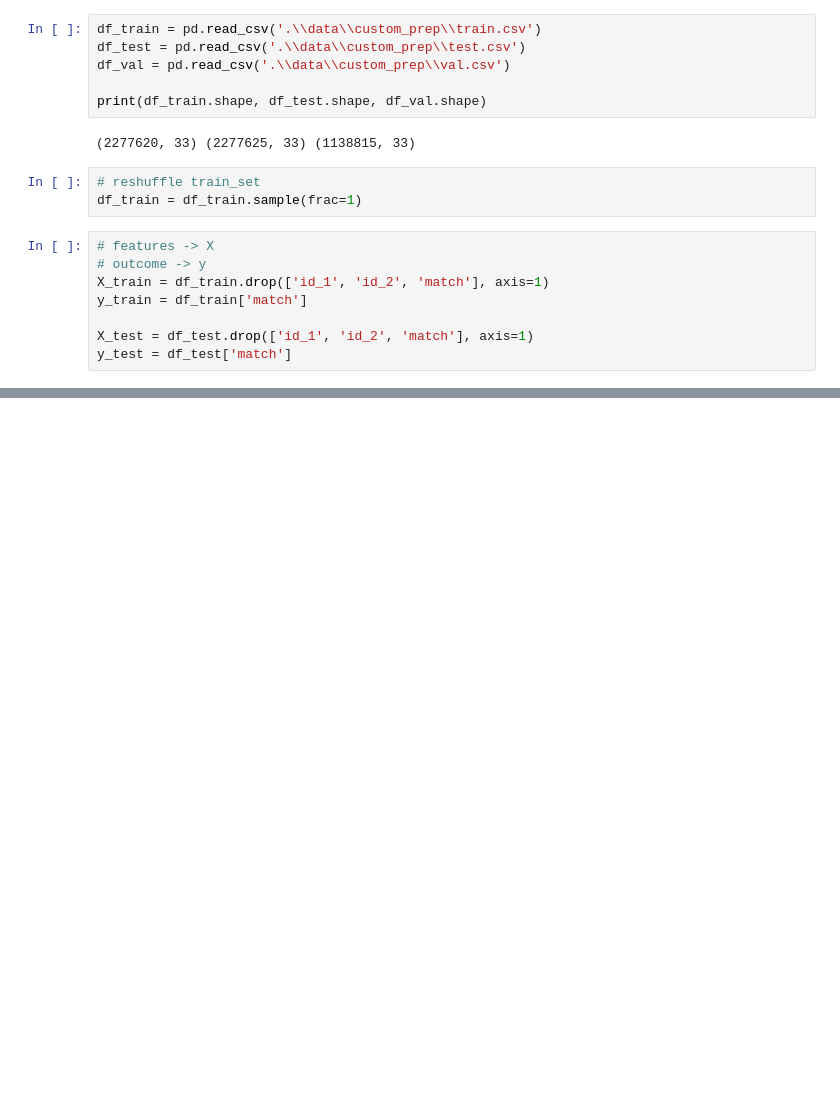
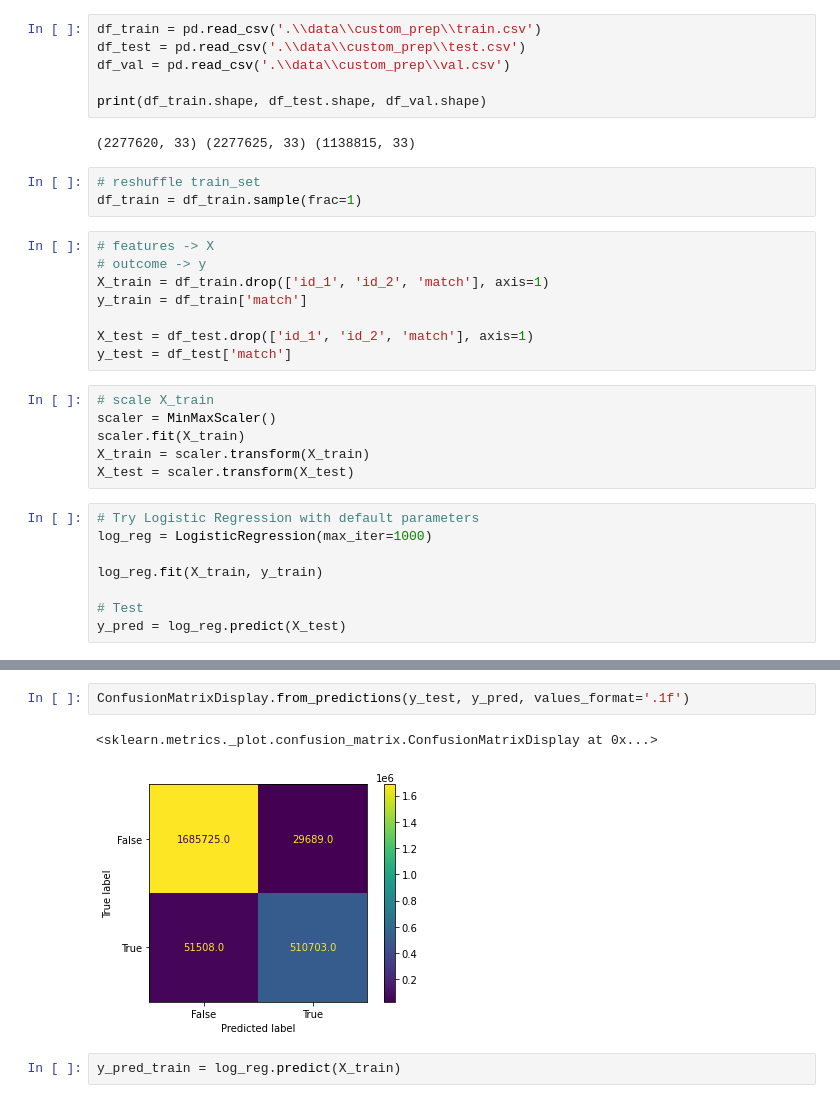
Before and after one commit to ParalogyX/Foursquare_Location_Matching, a Jupyter notebook: train.ipynb, the cells around one changed output, grey strips where cells are left out. Saved outputs shown, nothing was run; the diff lists cells and outputs as text; blank space fills up the shorter version.

```diff
--- a/train.ipynb
+++ b/train.ipynb
@@ -22,3 +24,17 @@ y_train = df_train['match']
 
 X_test = df_test.drop(['id_1', 'id_2', 'match'], axis=1)
 y_test = df_test['match']
+# %%
+# scale X_train
+scaler = MinMaxScaler()
+scaler.fit(X_train)
+X_train = scaler.transform(X_train)
+X_test = scaler.transform(X_test)
+# %%
+# Try Logistic Regression with default parameters
+log_reg = LogisticRegression(max_iter=1000)
+
+log_reg.fit(X_train, y_train)
+
+# Test
+y_pred = log_reg.predict(X_test)
@@ -24,0 +49,7 @@ y_test = df_test['match']
+# %%
+ConfusionMatrixDisplay.from_predictions(y_test, y_pred, values_format='.1f')
+# %% [output]
+<sklearn.metrics._plot.confusion_matrix.ConfusionMatrixDisplay at 0x...>
+[figure, added]
+# %%
+y_pred_train = log_reg.predict(X_train)
```
Also changed, not shown: parts of 27 cells of this notebook.
